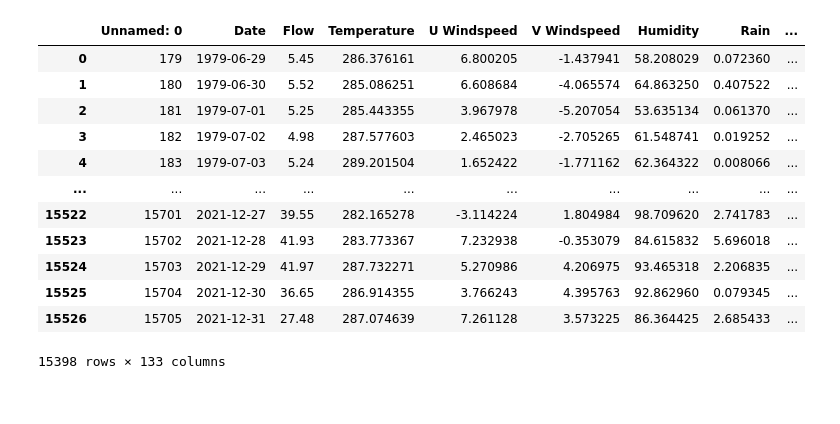
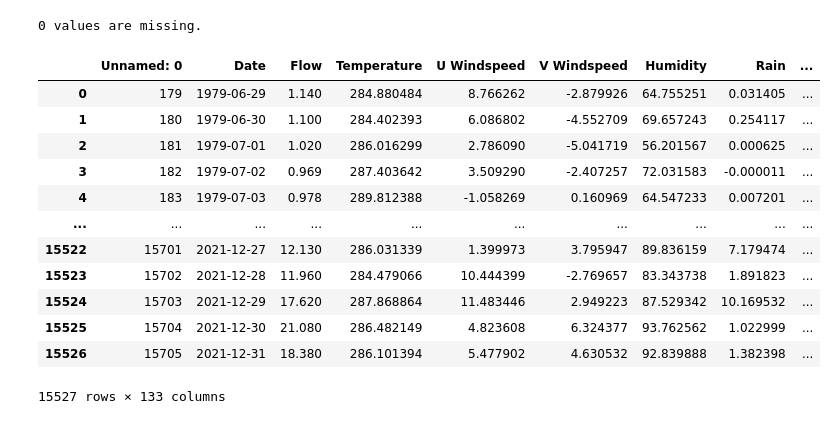
Before and after one commit to AlineGenvision/Lowlands-vs_highlands-streamflow, a Jupyter notebook: model_exploration.ipynb, the cells around one changed output. Cells and saved outputs as stored; diff of their text form; code cells hidden in the pictures.

```diff
--- a/model_exploration.ipynb
+++ b/model_exploration.ipynb
@@ -11,3 +24,8 @@ from apollo import metrics as me
 ### Set global model parameters
 torch.manual_seed(42)
 device = torch.device('cuda' if torch.cuda.is_available() else 'cpu')
+# %%
+station = 45009
+df = pd.read_csv(paths.CATCHMENT_BASINS + '/' + str(station) + '/' + str(str(station) + '_gdf.csv'))
+boundary = gp.read_file(paths.CATCHMENT_BASINS + '/' + str(station) + '/' + str(str(station) + '.shp'))
+df
@@ -14,22 +46,24 @@ device = torch.device('cuda' if torch.cuda.is_available() else 'cpu')
 # %%
-station = 33039
-filename = str(str(station) + '_lumped.csv')
+filename = paths.CATCHMENT_BASINS + '/' + str(station) + '/' + str(str(station) + '_lumped.csv')
 rf = pd.read_csv(filename)
 rf['Date'] = pd.to_datetime(rf['Date'], format='%Y-%m-%d').dt.date
 #rf = rf.drop(rf.index[:552])
+len_before = len(rf)
 rf = rf.dropna(subset=['Flow'])
+print(len_before-len(rf), 'values are missing.')
 rf
 # %% [output]
+0 values are missing.
 |  | Unnamed: 0 | Date | Flow | Temperature | U Windspeed | V Windspeed | Humidity | Rain | ... |
-| 0 | 179 | 1979-06-29 | 5.45 | 286.376161 | 6.800205 | -1.437941 | 58.208029 | 0.072360 | ... |
-| 1 | 180 | 1979-06-30 | 5.52 | 285.086251 | 6.608684 | -4.065574 | 64.863250 | 0.407522 | ... |
-| 2 | 181 | 1979-07-01 | 5.25 | 285.443355 | 3.967978 | -5.207054 | 53.635134 | 0.061370 | ... |
-| 3 | 182 | 1979-07-02 | 4.98 | 287.577603 | 2.465023 | -2.705265 | 61.548741 | 0.019252 | ... |
-| 4 | 183 | 1979-07-03 | 5.24 | 289.201504 | 1.652422 | -1.771162 | 62.364322 | 0.008066 | ... |
+| 0 | 179 | 1979-06-29 | 1.140 | 284.880484 | 8.766262 | -2.879926 | 64.755251 | 0.031405 | ... |
+| 1 | 180 | 1979-06-30 | 1.100 | 284.402393 | 6.086802 | -4.552709 | 69.657243 | 0.254117 | ... |
+| 2 | 181 | 1979-07-01 | 1.020 | 286.016299 | 2.786090 | -5.041719 | 56.201567 | 0.000625 | ... |
+| 3 | 182 | 1979-07-02 | 0.969 | 287.403642 | 3.509290 | -2.407257 | 72.031583 | -0.000011 | ... |
+| 4 | 183 | 1979-07-03 | 0.978 | 289.812388 | -1.058269 | 0.160969 | 64.547233 | 0.007201 | ... |
 | ... | ... | ... | ... | ... | ... | ... | ... | ... | ... |
-| 15522 | 15701 | 2021-12-27 | 39.55 | 282.165278 | -3.114224 | 1.804984 | 98.709620 | 2.741783 | ... |
-| 15523 | 15702 | 2021-12-28 | 41.93 | 283.773367 | 7.232938 | -0.353079 | 84.615832 | 5.696018 | ... |
-| 15524 | 15703 | 2021-12-29 | 41.97 | 287.732271 | 5.270986 | 4.206975 | 93.465318 | 2.206835 | ... |
-| 15525 | 15704 | 2021-12-30 | 36.65 | 286.914355 | 3.766243 | 4.395763 | 92.862960 | 0.079345 | ... |
-| 15526 | 15705 | 2021-12-31 | 27.48 | 287.074639 | 7.261128 | 3.573225 | 86.364425 | 2.685433 | ... |
+| 15522 | 15701 | 2021-12-27 | 12.130 | 286.031339 | 1.399973 | 3.795947 | 89.836159 | 7.179474 | ... |
+| 15523 | 15702 | 2021-12-28 | 11.960 | 284.479066 | 10.444399 | -2.769657 | 83.343738 | 1.891823 | ... |
+| 15524 | 15703 | 2021-12-29 | 17.620 | 287.868864 | 11.483446 | 2.949223 | 87.529342 | 10.169532 | ... |
+| 15525 | 15704 | 2021-12-30 | 21.080 | 286.482149 | 4.823608 | 6.324377 | 93.762562 | 1.022999 | ... |
+| 15526 | 15705 | 2021-12-31 | 18.380 | 286.101394 | 5.477902 | 4.630532 | 92.839888 | 1.382398 | ... |
-15398 rows × 133 columns
+15527 rows × 133 columns
```
Also changed, not shown: parts of 32 cells of this notebook, 11 other files.
